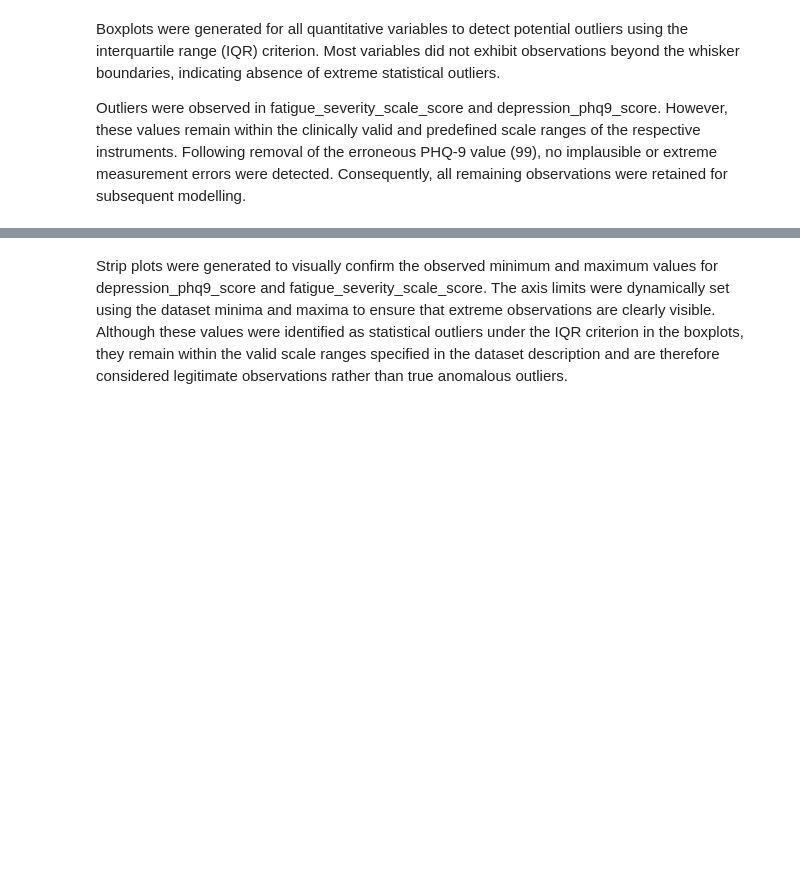
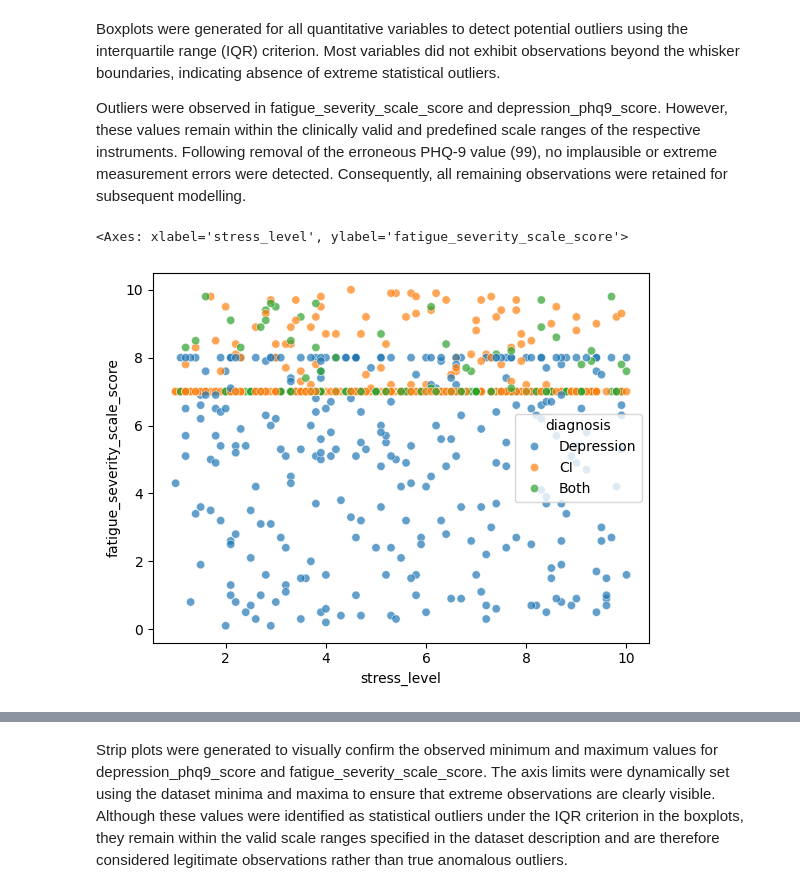
Before and after one commit to saifrhman/UoL, a Jupyter notebook: COMP534/Assignments/CA01/CA01-ML/COMP534_assignment1.ipynb, the cells around one changed output, grey strips where cells are left out. Saved outputs shown, nothing was run; the diff lists cells and outputs as text; code cells hidden in the pictures; blank space fills up the shorter version.

```diff
--- a/COMP534/Assignments/CA01/CA01-ML/COMP534_assignment1.ipynb
+++ b/COMP534/Assignments/CA01/CA01-ML/COMP534_assignment1.ipynb
@@ -401,3 +401,14 @@ plt.show()
 Boxplots were generated for all quantitative variables to detect potential outliers using the interquartile range (IQR) criterion. Most variables did not exhibit observations beyond the whisker boundaries, indicating absence of extreme statistical outliers.
 
 Outliers were observed in fatigue_severity_scale_score and depression_phq9_score. However, these values remain within the clinically valid and predefined scale ranges of the respective instruments. Following removal of the erroneous PHQ-9 value (99), no implausible or extreme measurement errors were detected. Consequently, all remaining observations were retained for subsequent modelling.
+# %%
+sns.scatterplot(
+    data=df_processed,
+    x="stress_level",
+    y="fatigue_severity_scale_score",
+    hue="diagnosis",
+    alpha=0.7
+)
+# %% [output]
+<Axes: xlabel='stress_level', ylabel='fatigue_severity_scale_score'>
+[figure, added]
```
Also changed, not shown: parts of 7 cells of this notebook, 4 other files.
